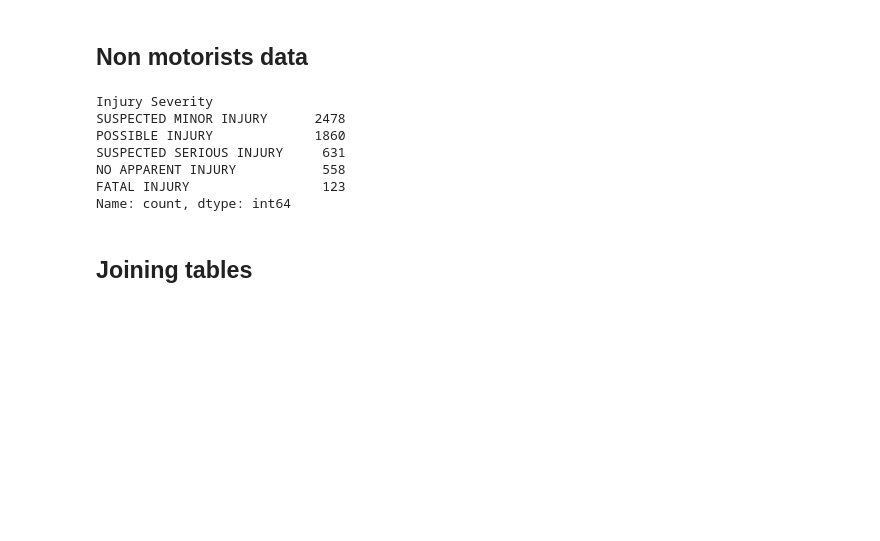
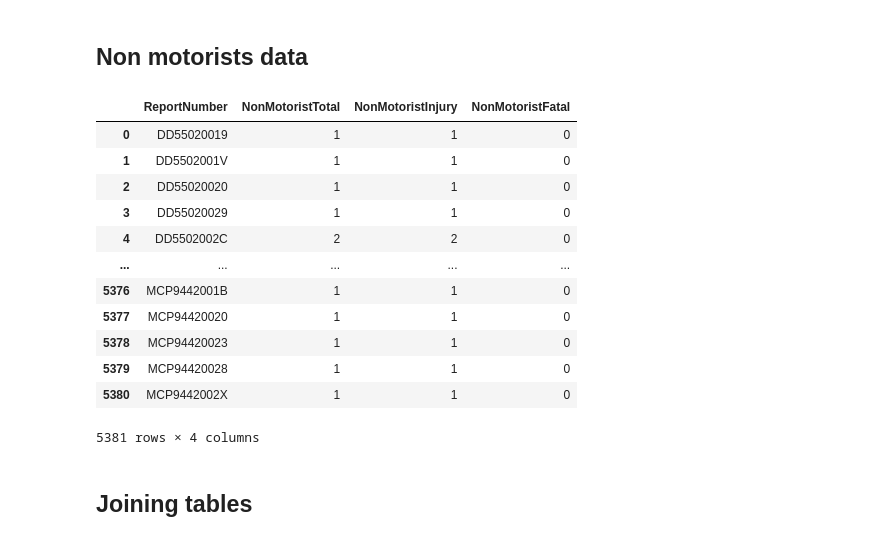
Before and after one commit to tymsoncyferki/vehicle-crashes-dwh, a Jupyter notebook: notebooks/etl_crashes.ipynb, the cells around one changed output. Saved outputs shown, nothing was run; the diff lists cells and outputs as text; code cells hidden in the pictures; blank space fills up the shorter version.

```diff
--- a/notebooks/etl_crashes.ipynb
+++ b/notebooks/etl_crashes.ipynb
@@ -116,16 +140,6 @@ road_dim.head()
 ## Non motorists data
 # %%
 nonmoto_raw = pd.read_csv("../data/montgomery_nonmotorist.csv")
-# %%
-describe(nonmoto_raw['Injury Severity'])
-# %% [output]
-Injury Severity
-SUSPECTED MINOR INJURY      2478
-POSSIBLE INJURY             1860
-SUSPECTED SERIOUS INJURY     631
-NO APPARENT INJURY           558
-FATAL INJURY                 123
-Name: count, dtype: int64
 # %%
 def prepare_nonmoto_data(data):
     data = data[['Report Number', 'Injury Severity']]
@@ -143,5 +157,35 @@ def classify_injury(injury):
         return 'Injury'
     else:
         return 'No injury'
+# %%
+def transform_nonmoto_data(data):
+    nonmoto = data.copy()
+
+    nonmoto['InjurySeverity'] = nonmoto['InjurySeverity'].apply(classify_injury)
+
+    nonmoto['Fatal'] = nonmoto['InjurySeverity'].apply(lambda x: 1 if x == 'Fatal' else 0)
+    nonmoto['Injury'] = nonmoto['InjurySeverity'].apply(lambda x: 1 if x == 'Injury' else 0)
+
+    nonmoto_agg = nonmoto.groupby('ReportNumber').agg(
+        NonMotoristTotal=pd.NamedAgg('InjurySeverity', 'count'),
+        NonMotoristInjury=pd.NamedAgg('Injury', 'sum'),
+        NonMotoristFatal=pd.NamedAgg('Fatal', 'sum')).reset_index()
+    return nonmoto_agg
 # %%
 nonmoto = prepare_nonmoto_data(nonmoto_raw)
+nonmoto_agg = transform_nonmoto_data(nonmoto)
+nonmoto_agg
+# %% [output]
+|  | ReportNumber | NonMotoristTotal | NonMotoristInjury | NonMotoristFatal |
+| 0 | DD55020019 | 1 | 1 | 0 |
+| 1 | DD5502001V | 1 | 1 | 0 |
+| 2 | DD55020020 | 1 | 1 | 0 |
+| 3 | DD55020029 | 1 | 1 | 0 |
+| 4 | DD5502002C | 2 | 2 | 0 |
+| ... | ... | ... | ... | ... |
+| 5376 | MCP9442001B | 1 | 1 | 0 |
+| 5377 | MCP94420020 | 1 | 1 | 0 |
+| 5378 | MCP94420023 | 1 | 1 | 0 |
+| 5379 | MCP94420028 | 1 | 1 | 0 |
+| 5380 | MCP9442002X | 1 | 1 | 0 |
+5381 rows × 4 columns
```
Also changed, not shown: parts of 18 cells of this notebook, 9 other files.
